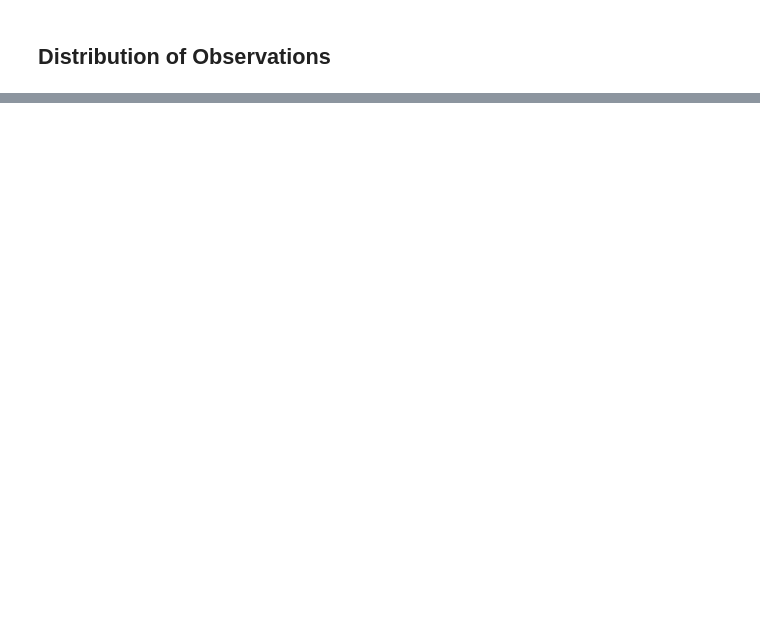
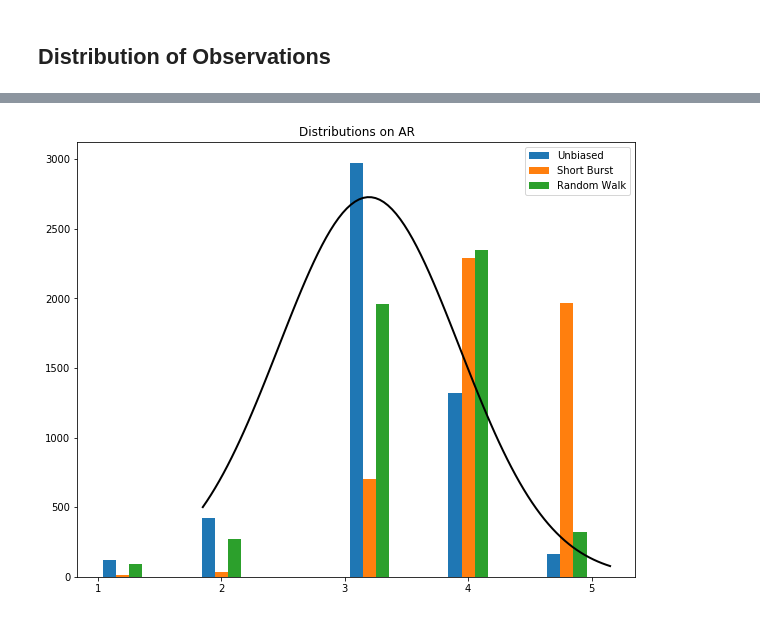
Before and after one commit to vrdi/shortbursts-gingles, a Jupyter notebook: projections_to_the _line_and_observed_distributions.ipynb, the cells around one changed output, grey strips where cells are left out. Cells and saved outputs as stored; diff of their text form; code cells hidden in the pictures; blank space fills up the shorter version.

```diff
--- a/projections_to_the _line_and_observed_distributions.ipynb
+++ b/projections_to_the _line_and_observed_distributions.ipynb
@@ -170,0 +207,17 @@ array([[3., 3., 3., 3., 3., 3., 3., 3., 3., 3., 3., 3., 3., 3., 3., 3.,
+# %%
+_, AR_unbiased_run = AR_gingles.short_burst_run(num_bursts=1, num_steps=5000)
+# %%
+AR_stationary = stationary_distribution(AR_rand_walk)
+AR_stat = np.random.choice([1,2,3,4,5], 5000, p=AR_stationary)
+# %%
+mu, std = norm.fit(AR_unbiased_run.flatten())
+plt.figure(figsize=(10,8))
+plt.title("Distributions on AR")
+plt.hist([AR_unbiased_run.flatten(), AR_observations.flatten(), AR_stat],
+         label=["Unbiased","Short Burst","Random Walk"])
+p = norm.pdf(x, mu, std)
+plt.plot(x, p*5000, 'k', linewidth=2)
+plt.legend()
+plt.show()
+# %% [output]
+[figure, added]
```
Also changed, not shown: parts of 19 cells of this notebook, 3 other files.
